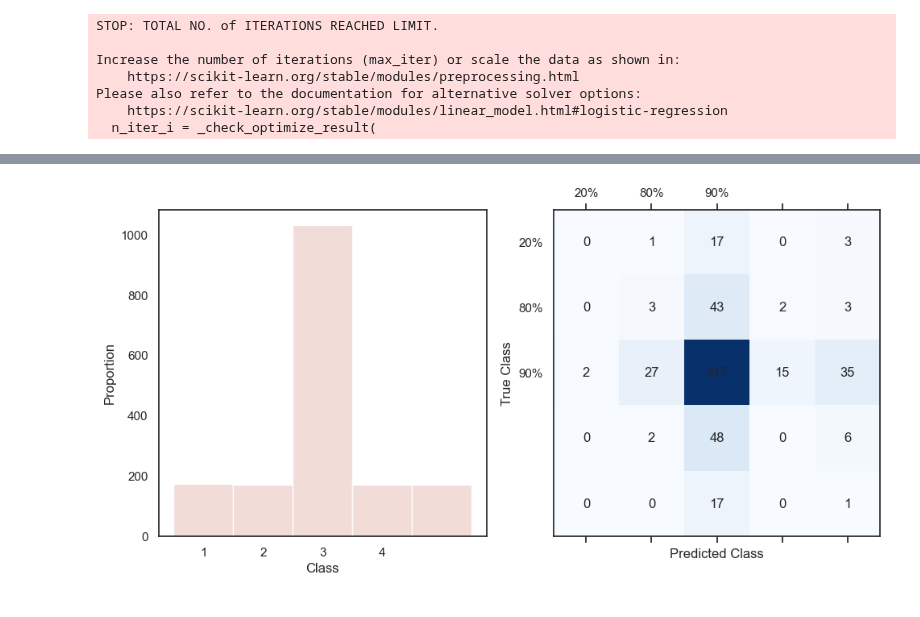
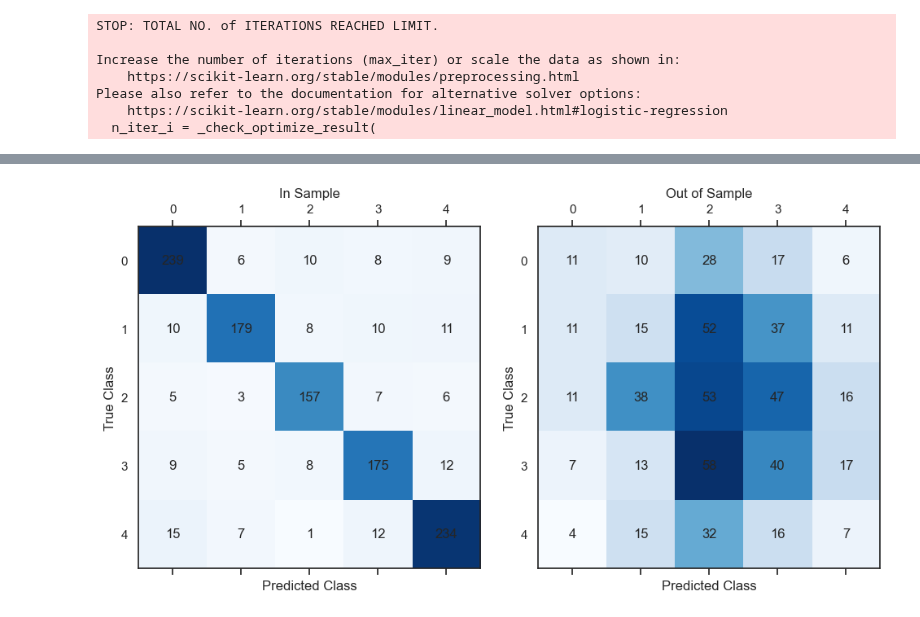
Before and after one commit to faunebl/thesis, a Jupyter notebook: msci_world.ipynb, the cells around one changed output, grey strips where cells are left out. Drawn from its saved outputs; the diff is of its cells as text; code cells hidden in the pictures.

```diff
--- a/msci_world.ipynb
+++ b/msci_world.ipynb
@@ -8,6 +8,7 @@ from yahoo_fin.stock_info import get_data
 # import phoenix as px
 import umap
 from sklearn.linear_model import LinearRegression, Ridge, Lasso, ElasticNet, LogisticRegression
+from sklearn.metrics import accuracy_score, precision_score, recall_score, f1_score, confusion_matrix
 from sklearn.decomposition import KernelPCA
 import utils
 from dateutil.relativedelta import relativedelta
@@ -17,7 +18,7 @@ import matplotlib.pyplot as plt
 from sklearn.metrics import mean_squared_error, r2_score
 
 ticker ="^990100-USD-STRD" #"^FTSE" #"^RUT" #"^GSPC" #"^VIX" #"^990100-USD-STRD"
-n_components = 250
+n_components = 2
 # %% [output]
 Warning - Certain functionality
              requires requests_html, which is not installed.
@@ -74,9 +75,9 @@ shape: (1_718, 11)
 # %%
 returns = frame.select('close').to_series()
-q10 = returns.quantile(0.10)
-q20 = returns.quantile(0.20)
-q80 = returns.quantile(0.80)
-q90 = returns.quantile(0.90)
+q10 = returns.quantile(0.20)
+q20 = returns.quantile(0.40)
+q80 = returns.quantile(0.60)
+q90 = returns.quantile(0.80)
 # %%
 frame = (
     frame
@@ -172,9 +227,9 @@ y_test = y[ind:]
 y_train = y[:ind]
 
 
-reg = model.fit(X[:ind], y[:ind])
+reg = model.fit(X_train, y_train)
 
-out_of_sample = np.dot(a=reg.coef_, b=np.transpose(X_test))
+out_of_sample = reg.predict(X_test)
 in_sample = reg.predict(X_train)
 predicted = np.append(in_sample, out_of_sample)
 # %% [output]
@@ -188,31 +243,52 @@ Please also refer to the documentation for alternative solver options:
 # %%
 from sklearn.metrics import accuracy_score, precision_score, recall_score, f1_score, confusion_matrix
 
-y_pred = model.predict(X_test)
+# y_pred = model.predict(X_test)
 
-print('Accuracy:', accuracy_score(y_test, y_pred))
-print('Precision:', precision_score(y_test, y_pred, average='weighted'))
-print('Recall:', recall_score(y_test, y_pred, average='weighted'))
-print('F1 score:', f1_score(y_test, y_pred, average='weighted'))
-print('Confusion matrix:\n', confusion_matrix(y_test, y_pred))
+print('Accuracy:', accuracy_score(y_train, in_sample))
+print('Precision:', precision_score(y_train, in_sample, average='weighted'))
+print('Recall:', recall_score(y_train, in_sample, average='weighted'))
+print('F1 score:', f1_score(y_train, in_sample, average='weighted'))
+print('Confusion matrix:\n', confusion_matrix(y_train, in_sample))
+
+print('Accuracy (Out of Sample):', accuracy_score(y_test, out_of_sample))
+print('Precision (Out of Sample):', precision_score(y_test, out_of_sample, average='weighted'))
+print('Recall (Out of Sample):', recall_score(y_test, out_of_sample, average='weighted'))
+print('F1 score (Out of Sample):', f1_score(y_test, out_of_sample, average='weighted'))
+print('Confusion matrix (Out of Sample):\n', confusion_matrix(y_test, out_of_sample))
 
 fig, axs = plt.subplots(1, 2, figsize=(10, 5))
-counts = df['quantiles'].value_counts()
+# counts = df['quantiles'].value_counts()
 # axs[0].bar(counts.index.to_numpy(), counts.values / len(df))
-sns.histplot(data=df.to_pandas(), x='quantiles', ax=axs[0], discrete=True)
-axs[0].set_xlabel('Class')
-axs[0].set_ylabel('Proportion')
-axs[0].set_xticklabels(counts.to_pandas().index)
+# sns.histplot(data=df.to_pandas(), x='quantiles', ax=axs[0], discrete=True, binwidth = 0.1)
+# axs[0].set_xlabel('Class')
+# axs[0].set_ylabel('Proportion')
+# axs[0].set_title('Observations per class')
+# axs[0].set_xticklabels(counts.to_pandas().index)
 
-cm = confusion_matrix(y_test, y_pred)
+cm = confusion_matrix(y_train, in_sample)
+axs[0].matshow(cm, cmap=plt.cm.Blues)
+for i in range(cm.shape[0]):
+    for j in range(cm.shape[1]):
+        axs[0].text(j, i, cm[i, j], ha='center', va='center')
+axs[0].set_xlabel('Predicted Class')
+axs[0].set_ylabel('True Class')
+axs[0].set_title('In Sample')
+# axs[1].set_xticklabels(['1', '2', '3', '4', '5'])
+# axs[1].set_yticklabels(['1', '2', '3', '4', '5'])
+
+cm = confusion_matrix(y_test, out_of_sample)
 axs[1].matshow(cm, cmap=plt.cm.Blues)
 for i in range(cm.shape[0]):
     for j in range(cm.shape[1]):
         axs[1].text(j, i, cm[i, j], ha='center', va='center')
 axs[1].set_xlabel('Predicted Class')
 axs[1].set_ylabel('True Class')
-axs[1].set_xticklabels(['10%', '20%', '80%', '90%'])
-axs[1].set_yticklabels(['10%', '20%', '80%', '90%'])
+axs[1].set_title('Out of Sample')
+# axs[2].set_xticklabels(['1', '2', '3', '4', '5'])
+# axs[2].set_yticklabels(['1', '2', '3', '4', '5'])
+# axs[2].set_xticklabels(['10%', '20%', '80%', '90%'])
+# axs[2].set_yticklabels(['10%', '20%', '80%', '90%'])
 
 plt.tight_layout()
 plt.show()
@@ -230 +316 @@ Confusion matrix:
-[figure, old version]
+[figure, new version]
```
Also changed, not shown: parts of 5 cells of this notebook, 1 other file.
